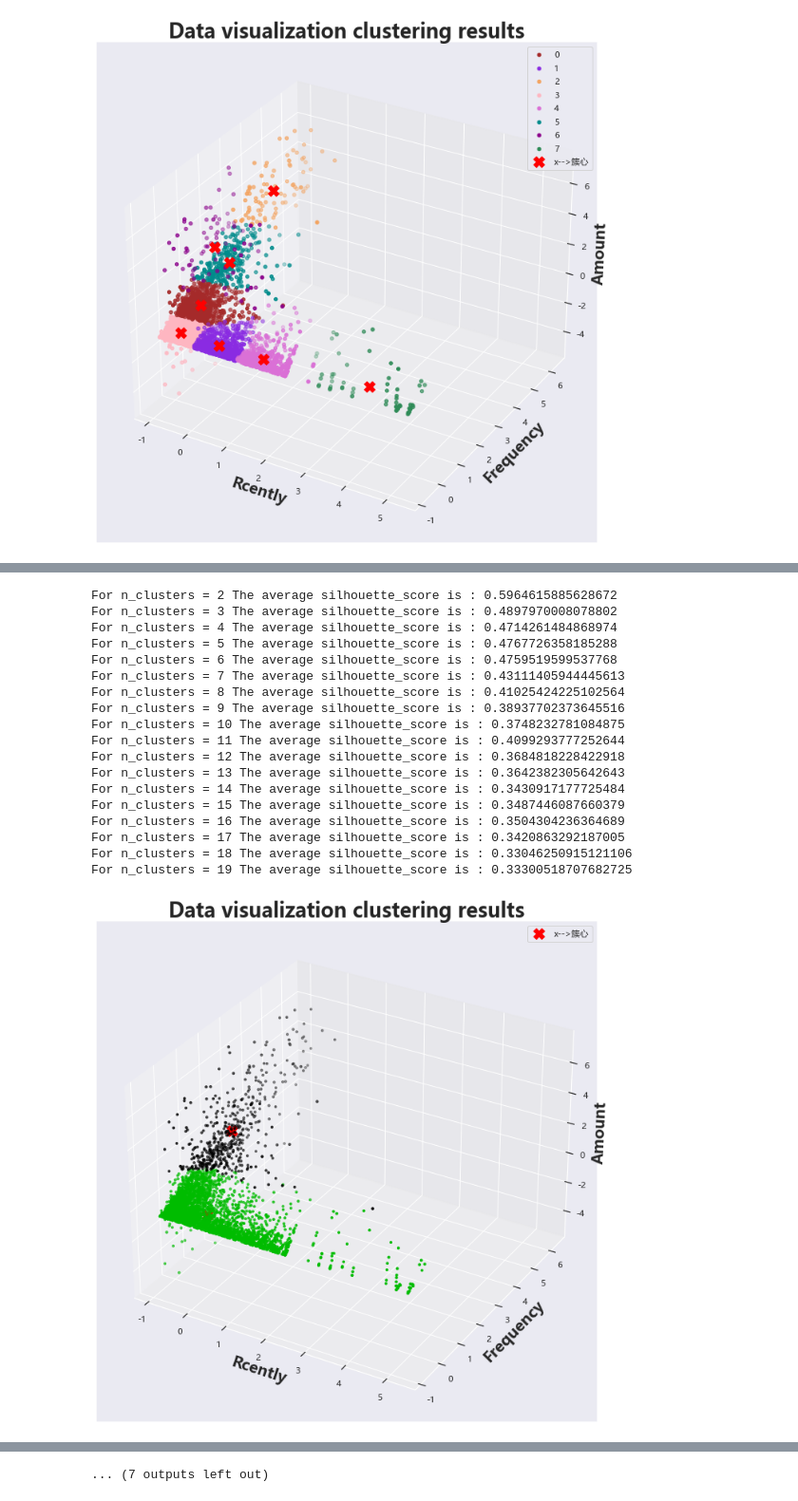
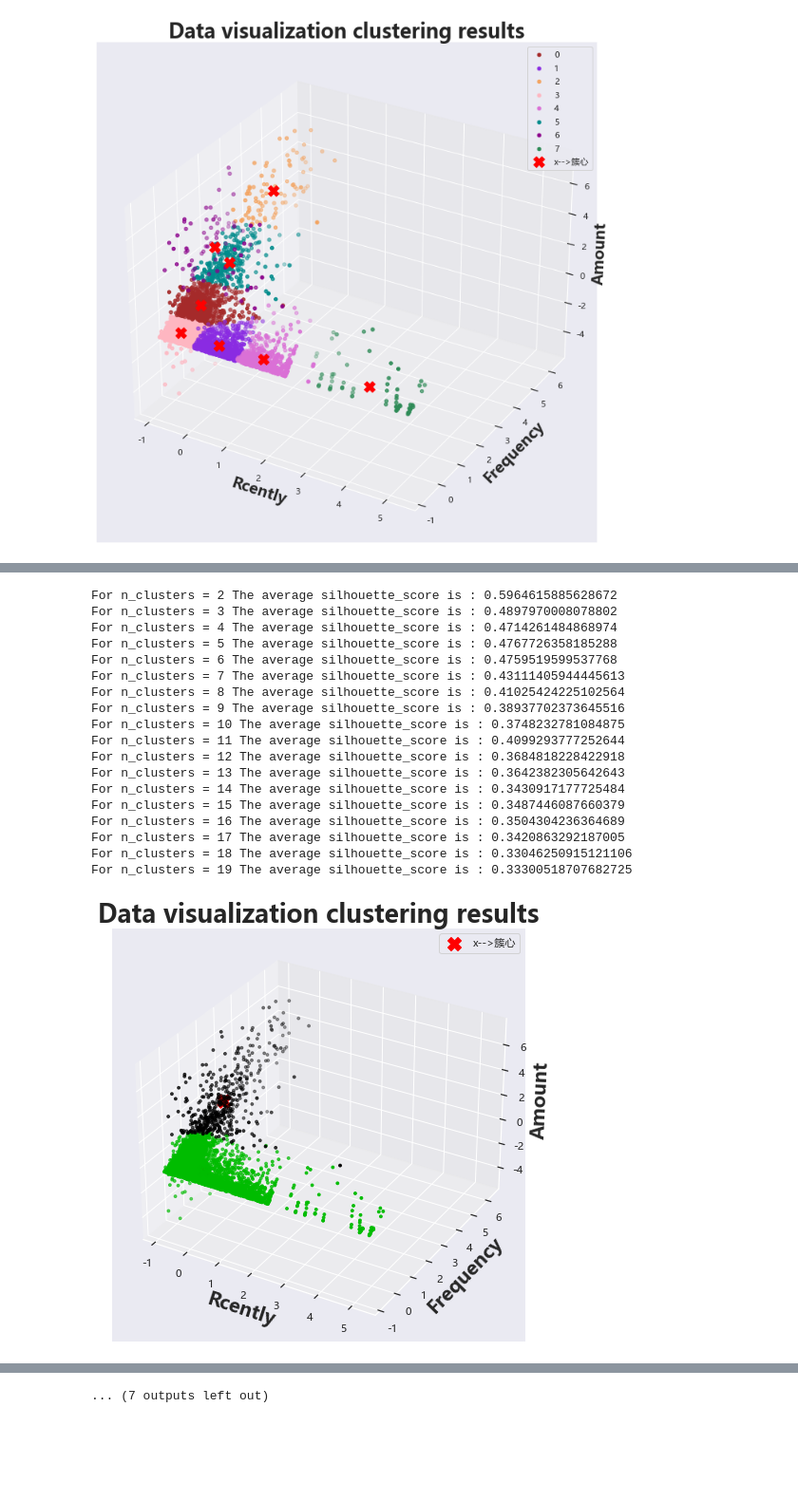
Before and after one commit to jaling9/PythonProjects, a Jupyter notebook: 基于kmean聚类实现用户分层RFM模型/基于kmeans聚类RFM模型.ipynb, the cells around one changed output, grey strips where cells are left out. Shown at 95% size. Drawn from its saved outputs; the diff is of its cells as text; code cells hidden in the pictures; blank space fills up the shorter version.

```diff
--- a/基于kmean聚类实现用户分层RFM模型/基于kmeans聚类RFM模型.ipynb
+++ b/基于kmean聚类实现用户分层RFM模型/基于kmeans聚类RFM模型.ipynb
@@ -218,6 +216,7 @@ array([[ 1.98597938, -0.74474135, -0.5346345 ],
 # %%
 model = KMeans(algorithm='lloyd',
                n_clusters=8,
+               init = 'k-means++',
                max_iter=1000,
                random_state=2022,
                verbose=True
@@ -454,7 +453,7 @@ X = train
 n_clusters_score = []
 for n_clusters in range(2,20,1):
       n_clusters = n_clusters
-      fig = plt.figure(figsize=(12,12))
+      fig = plt.figure(figsize=(8,8))
 
       ax = fig.add_subplot(1,1,1,projection='3d')
       clusterer = KMeans(n_clusters=n_clusters, random_state=10).fit(X)
@@ -476,31 +475,31 @@ for n_clusters in range(2,20,1):
       colors = cm.nipy_spectral(cluster_labels.astype(float) / n_clusters)
       # 画出簇心
       ax.scatter(centerer[:, 0], centerer[:, 1],centerer[:, 2], marker='X',
                   c="red", alpha=1, s=200,label='x-->簇心')
       # 画出散点图
       ax.scatter(RFM_C['R'], RFM_C['F'], RFM_C['M'],marker='o',s=8,c=colors)
       ax.set_xlabel('Rcently',fontsize=20,fontweight='bold')
       ax.set_ylabel('Frequency',fontsize=20,fontweight='bold')
       ax.set_zlabel('Amount',fontsize=20,fontweight='bold')
       ax.set_title('Data visualization clustering results',fontsize=26,fontweight='bold')
       ax.legend();
 # %% [output]
 For n_clusters = 2 The average silhouette_score is : 0.5964615885628672
 For n_clusters = 3 The average silhouette_score is : 0.4897970008078802
 For n_clusters = 4 The average silhouette_score is : 0.4714261484868974
 For n_clusters = 5 The average silhouette_score is : 0.4767726358185288
 For n_clusters = 6 The average silhouette_score is : 0.4759519599537768
 For n_clusters = 7 The average silhouette_score is : 0.43111405944445613
 For n_clusters = 8 The average silhouette_score is : 0.41025424225102564
 For n_clusters = 9 The average silhouette_score is : 0.38937702373645516
 For n_clusters = 10 The average silhouette_score is : 0.3748232781084875
 For n_clusters = 11 The average silhouette_score is : 0.4099293777252644
 For n_clusters = 12 The average silhouette_score is : 0.3684818228422918
 For n_clusters = 13 The average silhouette_score is : 0.3642382305642643
 For n_clusters = 14 The average silhouette_score is : 0.3430917177725484
 For n_clusters = 15 The average silhouette_score is : 0.3487446087660379
 For n_clusters = 16 The average silhouette_score is : 0.3504304236364689
 For n_clusters = 17 The average silhouette_score is : 0.3420863292187005
 For n_clusters = 18 The average silhouette_score is : 0.33046250915121106
 For n_clusters = 19 The average silhouette_score is : 0.33300518707682725
-[figure, old version]
+[figure, new version]
```
Also changed, not shown: parts of 19 cells of this notebook.
